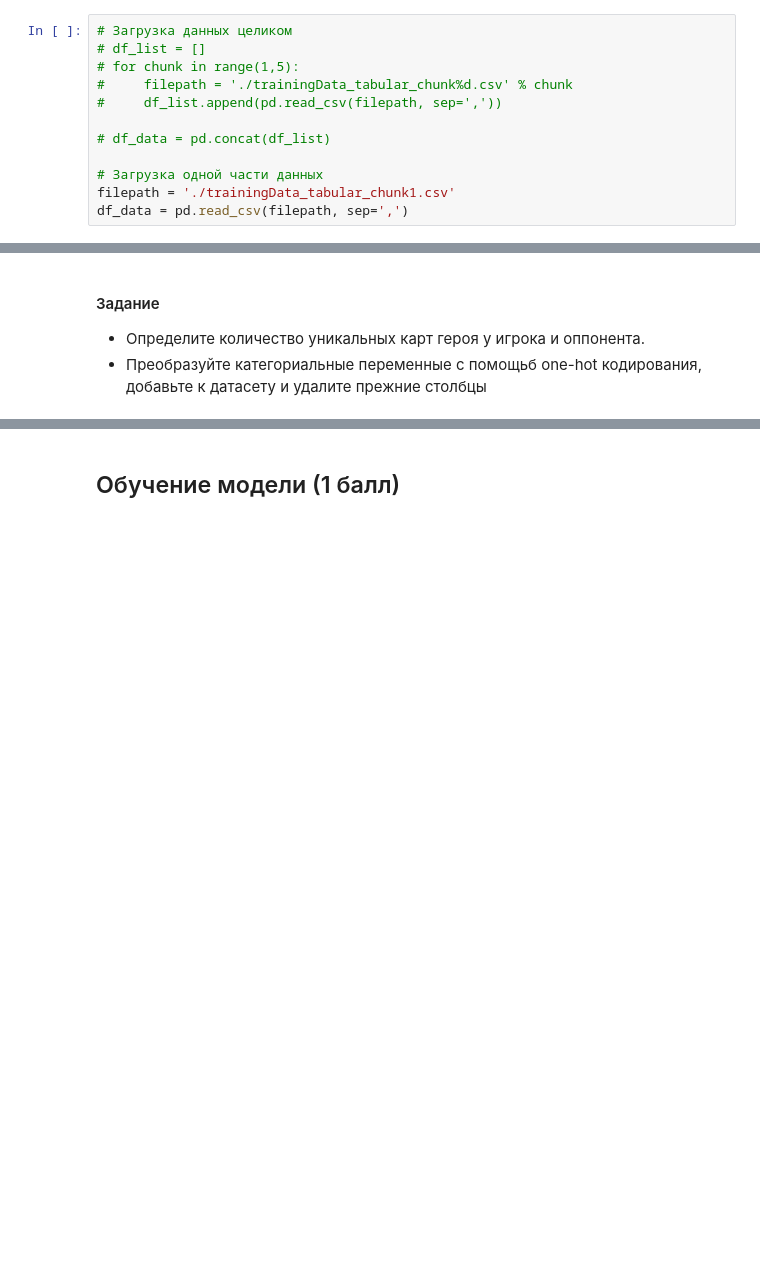
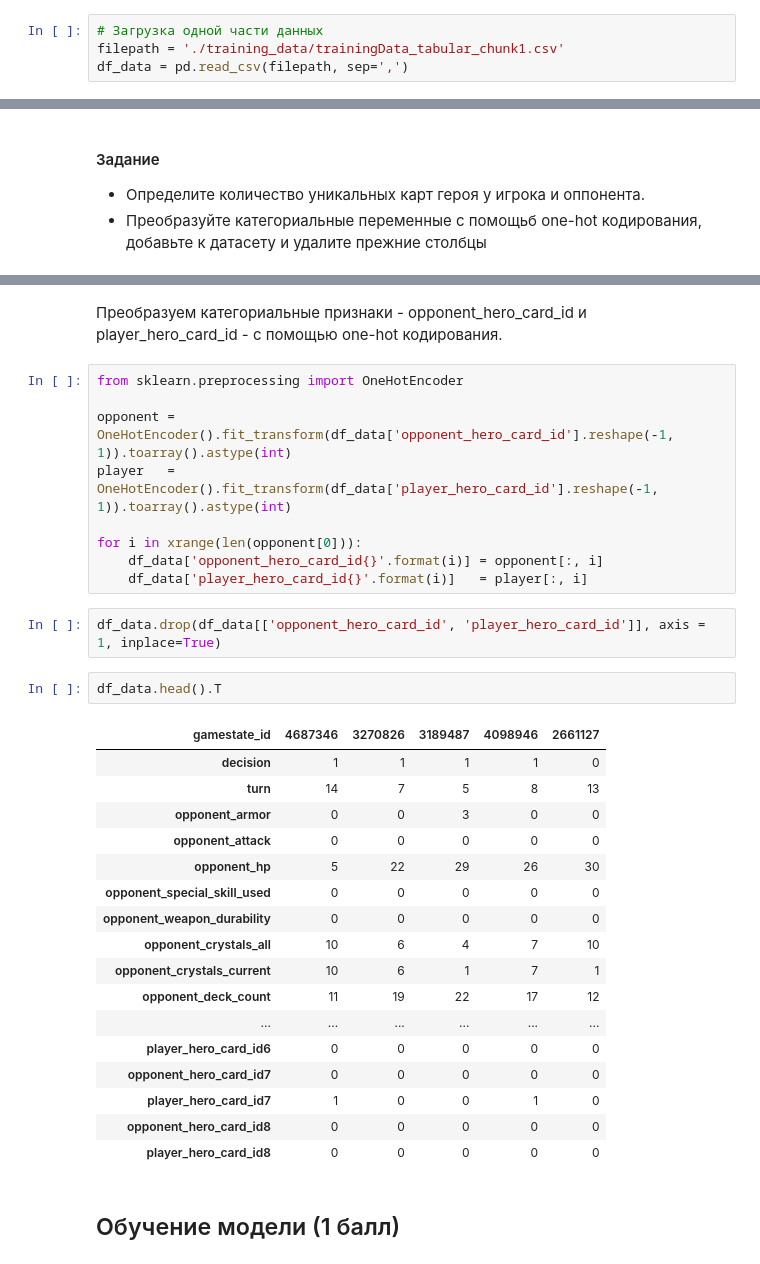
Before and after one commit to horoshenkiy/Algorithm-of-Big-Data, a Jupyter notebook: HW4/Horoshenkiy_hw4-lin-models.ipynb, the cells around one changed output, grey strips where cells are left out. Saved outputs shown, nothing was run; the diff lists cells and outputs as text; blank space fills up the shorter version.

```diff
--- a/HW4/Horoshenkiy_hw4-lin-models.ipynb
+++ b/HW4/Horoshenkiy_hw4-lin-models.ipynb
@@ -291,14 +291,6 @@ plt.legend()
 
 Если данные не будут помещаться вам с оперативную память, рекомендуется совершить предобработку в python, а  моделирование выполнять с помощью [vowpal wabbit](https://github.com/JohnLangford/vowpal_wabbit).
 # %%
-# Загрузка данных целиком
-# df_list = []
-# for chunk in range(1,5):
-#     filepath = './trainingData_tabular_chunk%d.csv' % chunk
-#     df_list.append(pd.read_csv(filepath, sep=','))
-
-# df_data = pd.concat(df_list)
-
 # Загрузка одной части данных
-filepath = './trainingData_tabular_chunk1.csv'
+filepath = './training_data/trainingData_tabular_chunk1.csv'
 df_data = pd.read_csv(filepath, sep=',')
@@ -335,3 +351,36 @@ NameError: name 'df_data' is not defined
+# %% [markdown]
+Преобразуем категориальные признаки - opponent_hero_card_id и player_hero_card_id - с помощью one-hot кодирования.
+# %%
+from sklearn.preprocessing import OneHotEncoder
+
+opponent = OneHotEncoder().fit_transform(df_data['opponent_hero_card_id'].reshape(-1, 1)).toarray().astype(int)
+player   = OneHotEncoder().fit_transform(df_data['player_hero_card_id'].reshape(-1, 1)).toarray().astype(int)
+
+for i in xrange(len(opponent[0])):
+    df_data['opponent_hero_card_id{}'.format(i)] = opponent[:, i]
+    df_data['player_hero_card_id{}'.format(i)]   = player[:, i]
+# %%
+df_data.drop(df_data[['opponent_hero_card_id', 'player_hero_card_id']], axis = 1, inplace=True)
+# %%
+df_data.head().T
+# %% [output]
+| gamestate_id | 4687346 | 3270826 | 3189487 | 4098946 | 2661127 |
+| decision | 1 | 1 | 1 | 1 | 0 |
+| turn | 14 | 7 | 5 | 8 | 13 |
+| opponent_armor | 0 | 0 | 3 | 0 | 0 |
+| opponent_attack | 0 | 0 | 0 | 0 | 0 |
+| opponent_hp | 5 | 22 | 29 | 26 | 30 |
+| opponent_special_skill_used | 0 | 0 | 0 | 0 | 0 |
+| opponent_weapon_durability | 0 | 0 | 0 | 0 | 0 |
+| opponent_crystals_all | 10 | 6 | 4 | 7 | 10 |
+| opponent_crystals_current | 10 | 6 | 1 | 7 | 1 |
+| opponent_deck_count | 11 | 19 | 22 | 17 | 12 |
+| ... | ... | ... | ... | ... | ... |
+| player_hero_card_id6 | 0 | 0 | 0 | 0 | 0 |
+| opponent_hero_card_id7 | 0 | 0 | 0 | 0 | 0 |
+| player_hero_card_id7 | 1 | 0 | 0 | 1 | 0 |
+| opponent_hero_card_id8 | 0 | 0 | 0 | 0 | 0 |
+| player_hero_card_id8 | 0 | 0 | 0 | 0 | 0 |
 # %% [markdown]
 ## Обучение модели (1 балл)
 # %% [markdown]
```
Also changed, not shown: parts of 32 cells of this notebook.
